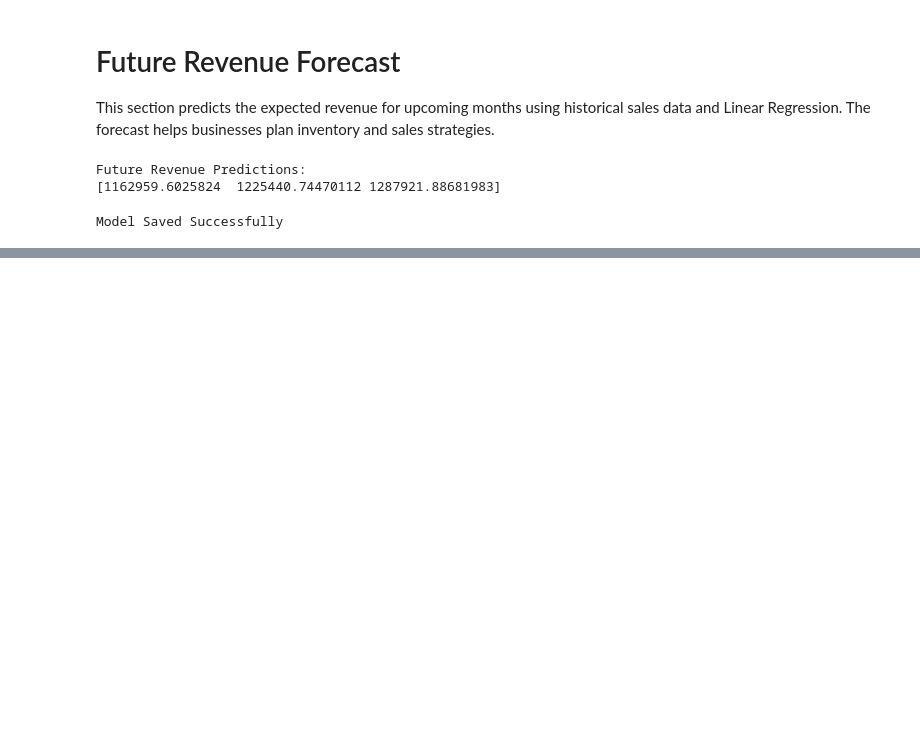
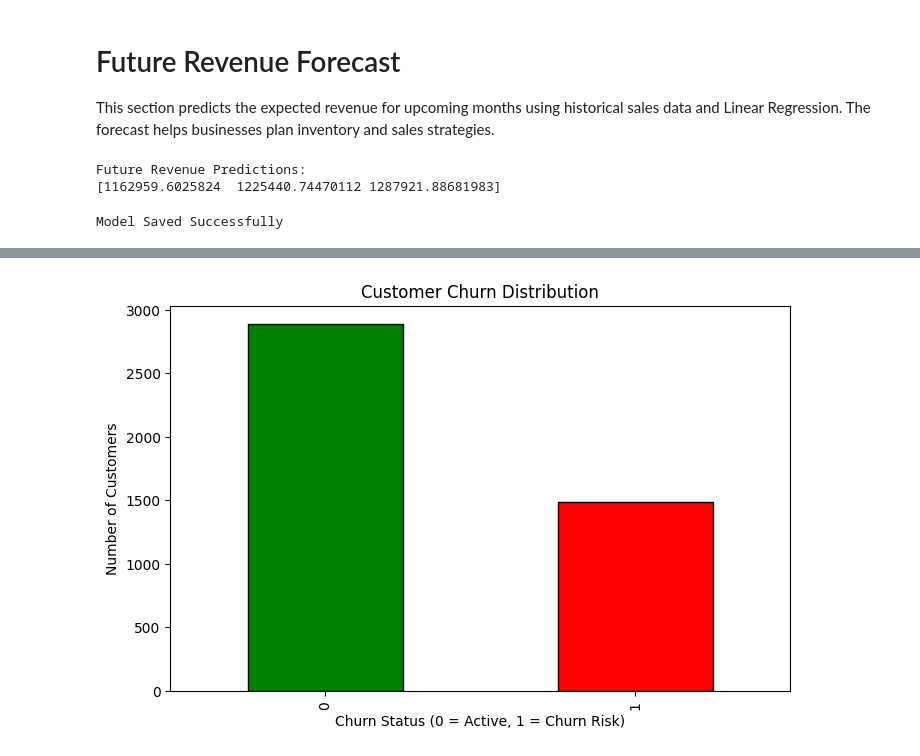
Before and after one commit to shreyabirajdar25-eng/RetailPulse, a Jupyter notebook: EDA.ipynb, the cells around one changed output, grey strips where cells are left out. Cells and saved outputs as stored; diff of their text form; code cells hidden in the pictures; blank space fills up the shorter version.

```diff
--- a/EDA.ipynb
+++ b/EDA.ipynb
@@ -435,0 +596,9 @@ Model Saved Successfully
+# %%
+rfm["Churn"] = np.where(
+    (rfm["Recency"] > rfm["Recency"].median()) &
+    (rfm["Frequency"] < rfm["Frequency"].median()),
+    1,
+    0
+)
+
+rfm.head()
@@ -435,0 +624,16 @@ Model Saved Successfully
+# %%
+plt.figure(figsize=(8,5))
+
+rfm["Churn"].value_counts().plot(
+    kind="bar",
+    color=["green","red"],
+    edgecolor="black"
+)
+
+plt.title("Customer Churn Distribution")
+plt.xlabel("Churn Status (0 = Active, 1 = Churn Risk)")
+plt.ylabel("Number of Customers")
+
+plt.show()
+# %% [output]
+[figure, added]
```
Also changed, not shown: parts of 65 cells of this notebook, 11 other files.
